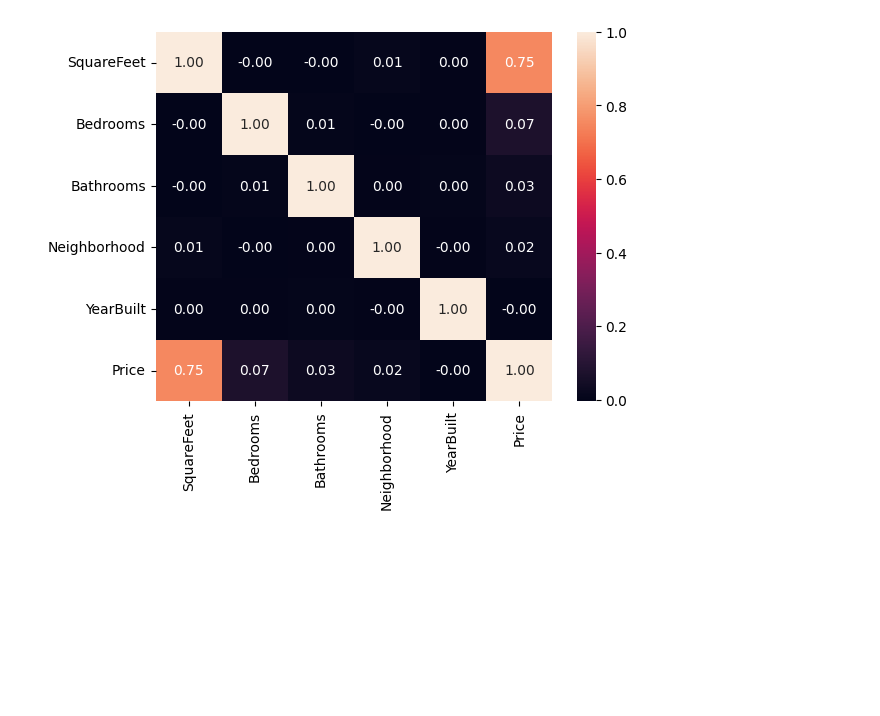
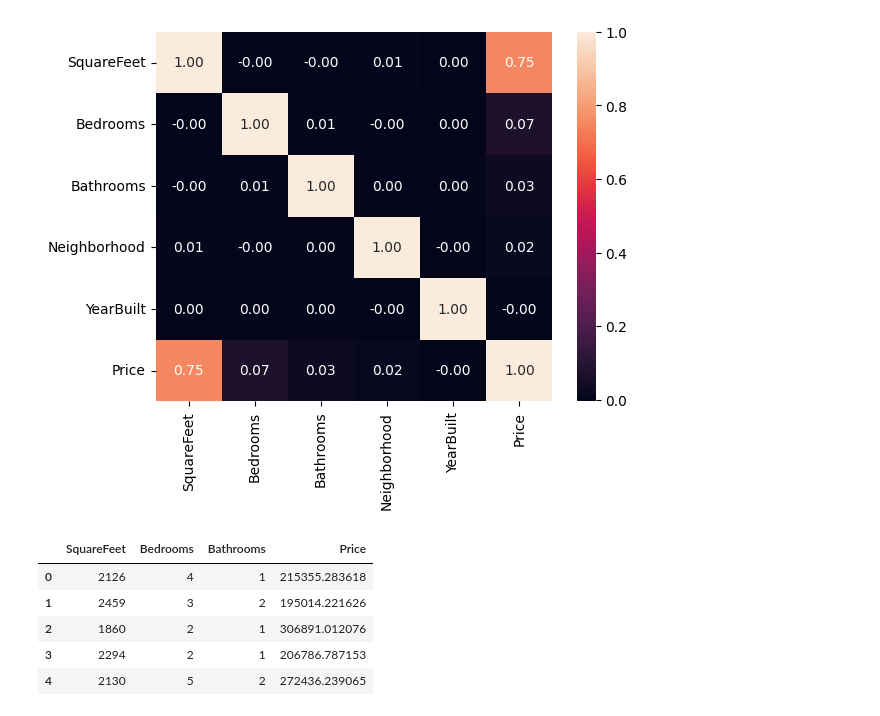
Before and after one commit to qucals/ml_pr1, a Jupyter notebook: scripts/data_scripts/data_preprocessing.ipynb, the cells around one changed output. Saved outputs shown, nothing was run; the diff lists cells and outputs as text; code cells hidden in the pictures; blank space fills up the shorter version.

```diff
--- a/scripts/data_scripts/data_preprocessing.ipynb
+++ b/scripts/data_scripts/data_preprocessing.ipynb
@@ -132,6 +132,15 @@ sns.heatmap(df.corr(method='pearson'), annot=True, fmt=".2f")
 # %%
 ds = df.drop(columns = ["Neighborhood", "YearBuilt"], axis = 1)
 ds_train, ds_test = train_test_split(ds, test_size=0.3, random_state=42)
+# %%
+ds.head()
+# %% [output]
+|  | SquareFeet | Bedrooms | Bathrooms | Price |
+| 0 | 2126 | 4 | 1 | 215355.283618 |
+| 1 | 2459 | 3 | 2 | 195014.221626 |
+| 2 | 1860 | 2 | 1 | 306891.012076 |
+| 3 | 2294 | 2 | 1 | 206786.787153 |
+| 4 | 2130 | 5 | 2 | 272436.239065 |
 # %%
 ds_train.to_csv("../../data/baselines/train.csv")
 ds_test.to_csv("../../data/baselines/test.csv")
```
Also changed, not shown: parts of 1 cell of this notebook, 11 other files.
